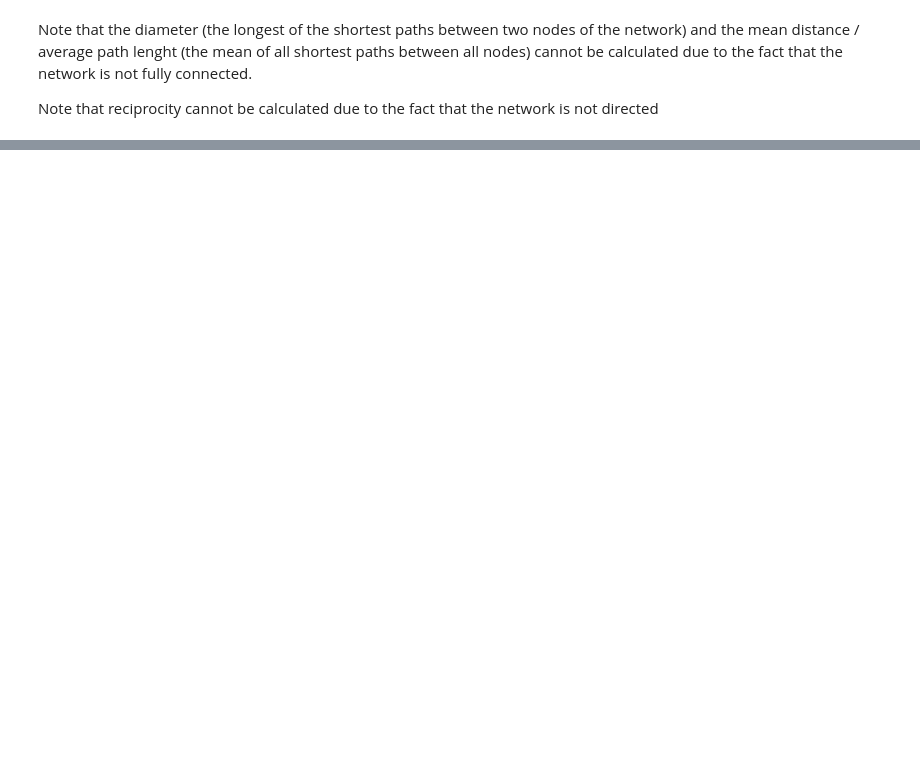
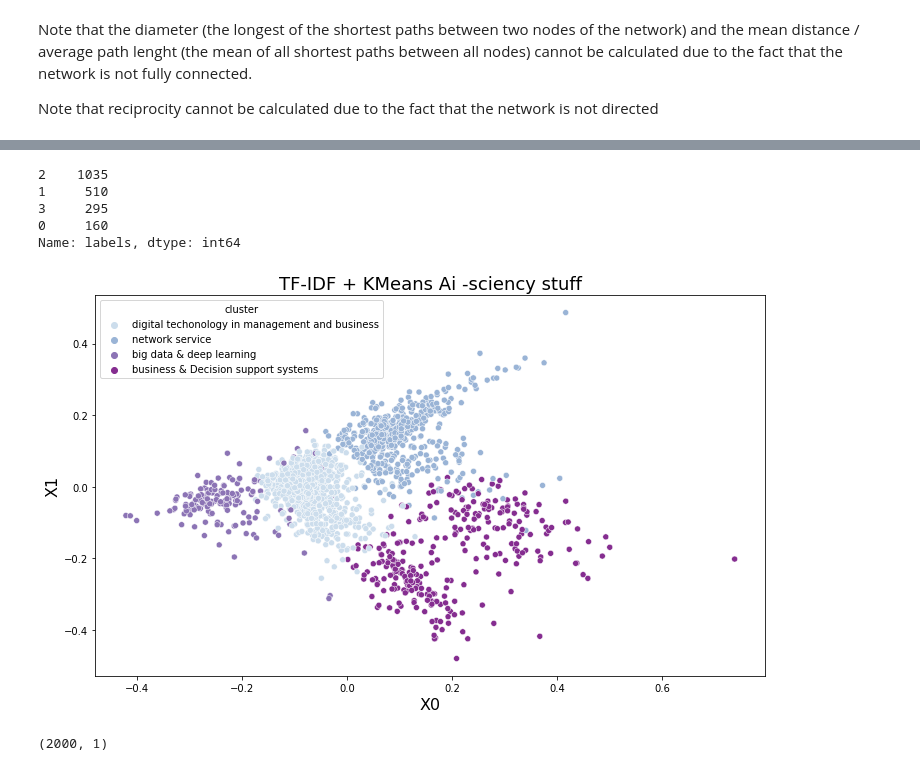
Before and after one commit to NadiaHolmlund/BDS_M2_Exam, a Jupyter notebook: v1_BDS_M2_Exam.ipynb, the cells around one changed output, grey strips where cells are left out. Saved outputs shown, nothing was run; the diff lists cells and outputs as text; code cells hidden in the pictures; blank space fills up the shorter version.

```diff
--- a/v1_BDS_M2_Exam.ipynb
+++ b/v1_BDS_M2_Exam.ipynb
@@ -1505,0 +1779,14 @@ Below lines where utilized after merging the datasets in section Network Analysi
+# %%
+kmeans = KMeans(n_clusters=4, random_state=42)
+# fit the model
+kmeans.fit(X_uml)
+# store cluster labels in a variable
+clusters = kmeans.labels_
+# %%
+# initialize PCA with 2 components
+pca = PCA(n_components=2, random_state=42)
+# pass our X to the pca and store the reduced vectors into pca_vecs
+pca_vecs = pca.fit_transform(X_uml.toarray())
+# save our two dimensions into x0 and x1
+x0 = pca_vecs[:, 0]
+x1 = pca_vecs[:, 1]
@@ -1505,0 +1820,5 @@ Below lines where utilized after merging the datasets in section Network Analysi
+# %%
+# map clusters to appropriate labels
+cluster_map = {0: "big data & deep learning", 1: "network service", 2: "digital techonology in management and business", 3: 'business & Decision support systems' }
+# apply mapping
+auth_list['cluster'] = auth_list['cluster'].map(cluster_map)
@@ -1505,0 +1903,21 @@ Below lines where utilized after merging the datasets in section Network Analysi
+# %%
+y.value_counts()
+# %% [output]
+2    1035
+1     510
+3     295
+0     160
+Name: labels, dtype: int64
+# %%
+# set image size
+plt.figure(figsize=(12, 7))
+# set a title
+plt.title("TF-IDF + KMeans Ai -sciency stuff", fontdict={"fontsize": 18})
+# set axes names
+plt.xlabel("X0", fontdict={"fontsize": 16})
+plt.ylabel("X1", fontdict={"fontsize": 16})
+# create scatter plot with seaborn, where hue is the class used to group the data
+sns.scatterplot(data=auth_list, x='x0', y='x1', hue='cluster', palette="BuPu")
+plt.show()
+# %% [output]
+[figure, added]
@@ -1505,0 +1932,4 @@ Below lines where utilized after merging the datasets in section Network Analysi
+# %%
+X.shape
+# %% [output]
+(2000, 1)
```
Also changed, not shown: parts of 190 cells of this notebook.
